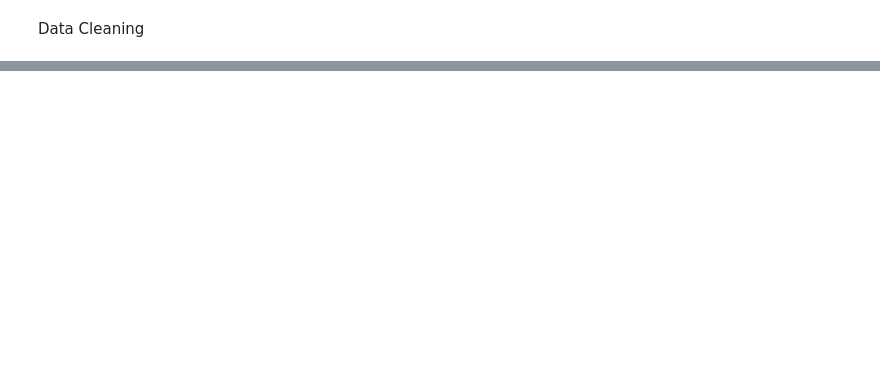
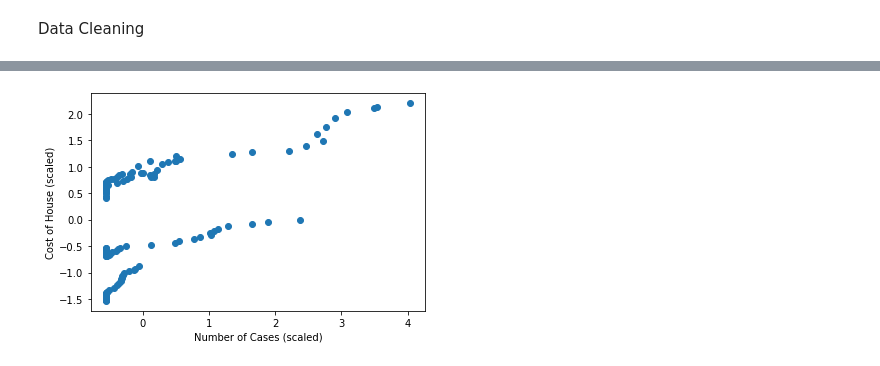
Before and after one commit to Jrheldmann/covidAnalysisHousing, a Jupyter notebook: Triangle_role/linear_regression_final_project.ipynb, the cells around one changed output, grey strips where cells are left out. Cells and saved outputs as stored; diff of their text form; code cells hidden in the pictures; blank space fills up the shorter version.

Commit message:
fixed linear regression image.

```diff
--- a/Triangle_role/linear_regression_final_project.ipynb
+++ b/Triangle_role/linear_regression_final_project.ipynb
@@ -26,3 +60,3 @@ data_df.head()
 # %%
 #Using drop() to delete rows based on column value
-data_df.drop(data_df[data_df['cases'] < 1].index, inplace = True)
+#data_df.drop(data_df[data_df['cases'] < 1].index, inplace = True)
@@ -39,4 +73,9 @@ cases_cost_df
-# %%
-cases_cost_df["cases"] = cases_cost_df["cases"] / 1000
-# %%
-cases_cost_df["Cost"] = cases_cost_df["Cost"] / 1000
+# %%
+# creating the scaler instance
+data_scaler = StandardScaler()
+
+# Fitting the scaler
+cases_cost_scaled = data_scaler.fit_transform(cases_cost_df)
+
+cases_cost_scaled = pd.DataFrame(cases_cost_scaled, columns=cases_cost_df.columns)
+cases_cost_scaled.head()
@@ -43,6 +89,8 @@ cases_cost_df["Cost"] = cases_cost_df["Cost"] / 1000
 # %%
-# comparing cases to cost
-plt.scatter(cases_cost_df.cases, cases_cost_df.Cost)
-plt.xlabel('Number of Cases (in thousands)')
-plt.ylabel('Cost of House (in thousands)')
+# comparing cases to cost SCALED
+plt.scatter(cases_cost_scaled.cases, cases_cost_scaled.Cost)
+plt.xlabel('Number of Cases (scaled)')
+plt.ylabel('Cost of House (scaled)')
 plt.show()
+# %% [output]
+[figure, added]
```
Also changed, not shown: parts of 28 cells of this notebook, 3 other files.
